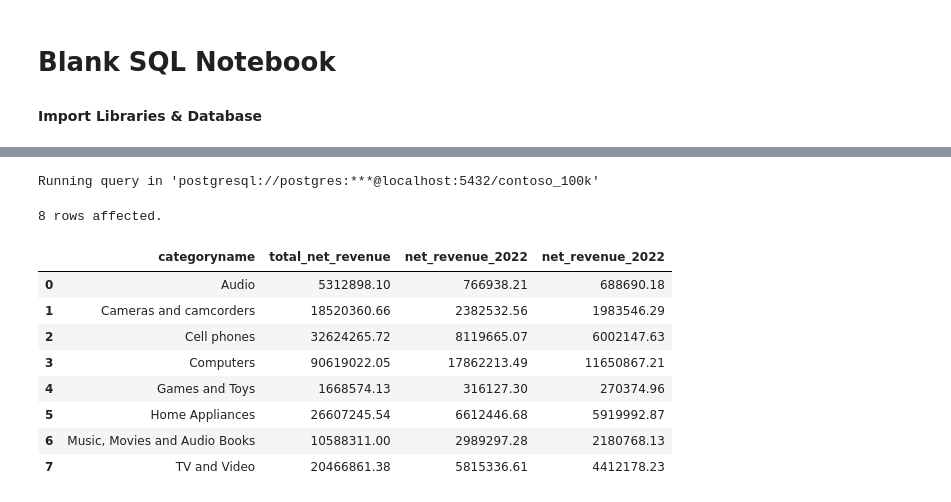
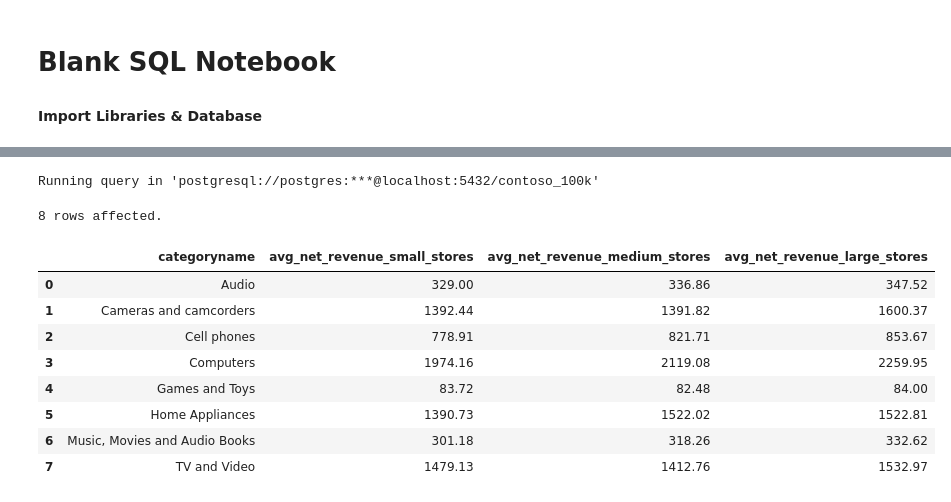
Before and after one commit to sandu17767/project_sql_data_jobs, a Jupyter notebook: Resources/Blank_SQL_Notebook.ipynb, the cells around one changed output, grey strips where cells are left out. Saved outputs shown, nothing was run; the diff lists cells and outputs as text; code cells hidden in the pictures.

```diff
--- a/Resources/Blank_SQL_Notebook.ipynb
+++ b/Resources/Blank_SQL_Notebook.ipynb
@@ -112,23 +167,24 @@ Running query in 'postgresql://postgres:***@localhost:5432/contoso_100k'
 # %%
 %%sql
 SELECT
 p.categoryname,
-SUM(s.quantity*s.netprice*s.exchangerate) AS total_net_revenue,
-SUM(CASE WHEN orderdate BETWEEN '2022-01-01' AND '2022-12-31' THEN s.quantity * s.netprice * s.exchangerate ELSE  0 END) AS net_revenue_2022,
-SUM(CASE WHEN orderdate BETWEEN '2023-01-01' AND '2023-12-31' THEN s.quantity * s.netprice * s.exchangerate ELSE  0 END) AS net_revenue_2022
+AVG(CASE WHEN st.squaremeters <1000 THEN (s.quantity * s.netprice *s.exchangerate)  END ) AS avg_net_revenue_small_stores,
+AVG(CASE WHEN st.squaremeters BETWEEN 1000 AND 2000 THEN (s.quantity*s.netprice*s.exchangerate) END ) AS avg_net_revenue_medium_stores,
+AVG(CASE WHEN st.squaremeters > 2000 THEN (s.quantity*s.netprice*s.exchangerate) END ) AS avg_net_revenue_large_stores
 FROM sales s
-LEFT JOIN product p ON p.productkey =  s.productkey
-GROUP BY categoryname
-ORDER BY categoryname;
+LEFT JOIN product p ON p.productkey = s.productkey
+LEFT JOIN store st ON s.storekey=st.storekey
+GROUP BY p.categoryname
+ORDER BY p.categoryname;
 # %% [output]
 Running query in 'postgresql://postgres:***@localhost:5432/contoso_100k'
 8 rows affected.
-|  | categoryname | total_net_revenue | net_revenue_2022 | net_revenue_2022 |
-| 0 | Audio | 5312898.10 | 766938.21 | 688690.18 |
-| 1 | Cameras and camcorders | 18520360.66 | 2382532.56 | 1983546.29 |
-| 2 | Cell phones | 32624265.72 | 8119665.07 | 6002147.63 |
-| 3 | Computers | 90619022.05 | 17862213.49 | 11650867.21 |
-| 4 | Games and Toys | 1668574.13 | 316127.30 | 270374.96 |
-| 5 | Home Appliances | 26607245.54 | 6612446.68 | 5919992.87 |
-| 6 | Music, Movies and Audio Books | 10588311.00 | 2989297.28 | 2180768.13 |
-| 7 | TV and Video | 20466861.38 | 5815336.61 | 4412178.23 |
+|  | categoryname | avg_net_revenue_small_stores | avg_net_revenue_medium_stores | avg_net_revenue_large_stores |
+| 0 | Audio | 329.00 | 336.86 | 347.52 |
+| 1 | Cameras and camcorders | 1392.44 | 1391.82 | 1600.37 |
+| 2 | Cell phones | 778.91 | 821.71 | 853.67 |
+| 3 | Computers | 1974.16 | 2119.08 | 2259.95 |
+| 4 | Games and Toys | 83.72 | 82.48 | 84.00 |
+| 5 | Home Appliances | 1390.73 | 1522.02 | 1522.81 |
+| 6 | Music, Movies and Audio Books | 301.18 | 318.26 | 332.62 |
+| 7 | TV and Video | 1479.13 | 1412.76 | 1532.97 |
```
Also changed, not shown: parts of 12 cells of this notebook.
